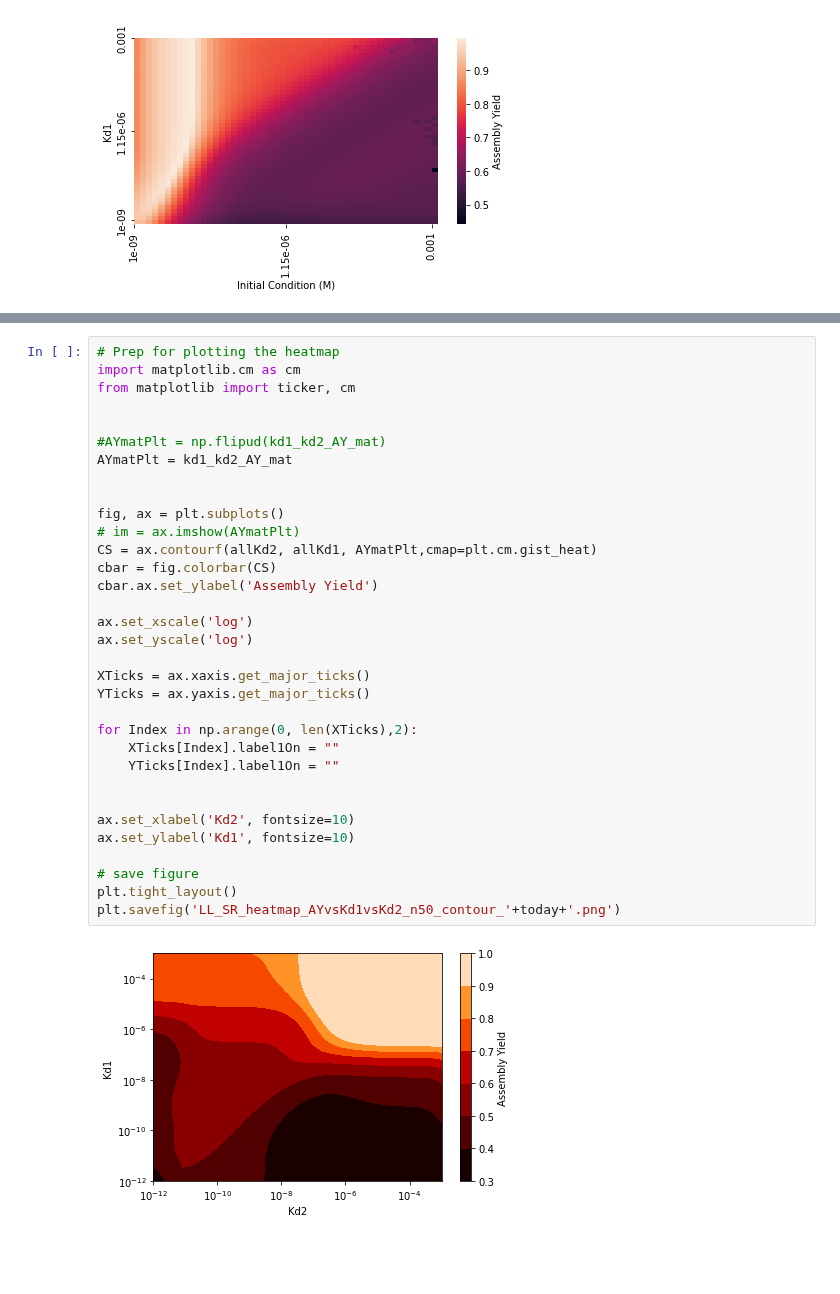
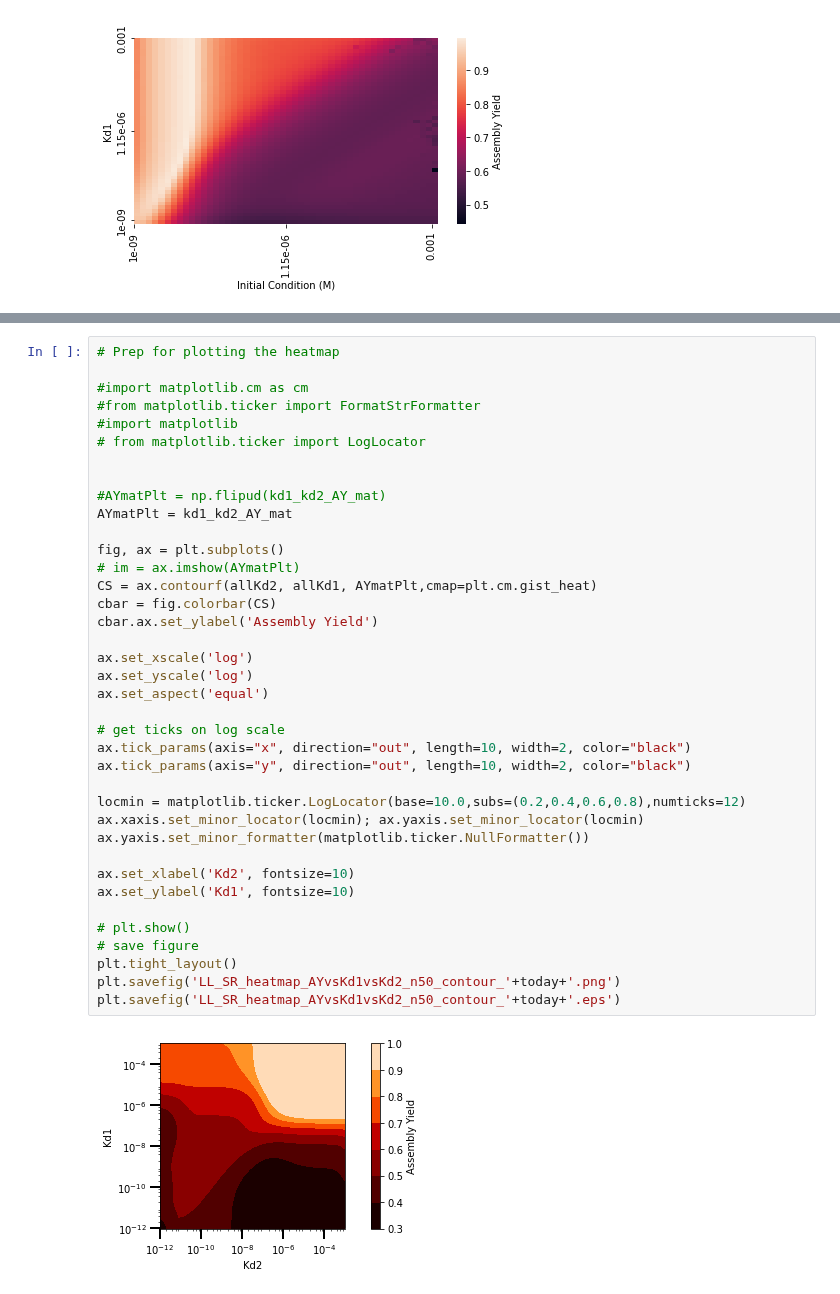
Before and after one commit to llagunes-324B21/Persephone_SR, a Jupyter notebook: April_2022/LL_SR_04_2022.ipynb, the cells around one changed output, grey strips where cells are left out. Cells and saved outputs as stored; diff of their text form; blank space fills up the shorter version.

Commit message:
plot kd1 vs kd2 heatmaps -LL

```diff
--- a/April_2022/LL_SR_04_2022.ipynb
+++ b/April_2022/LL_SR_04_2022.ipynb
@@ -700,35 +664,40 @@ plt.show()
 # %%
 # Prep for plotting the heatmap
-import matplotlib.cm as cm
-from matplotlib import ticker, cm
+
+#import matplotlib.cm as cm
+#from matplotlib.ticker import FormatStrFormatter
+#import matplotlib
+# from matplotlib.ticker import LogLocator
 
 
 #AYmatPlt = np.flipud(kd1_kd2_AY_mat)
 AYmatPlt = kd1_kd2_AY_mat
-
 
 fig, ax = plt.subplots()
 # im = ax.imshow(AYmatPlt)
 CS = ax.contourf(allKd2, allKd1, AYmatPlt,cmap=plt.cm.gist_heat)
 cbar = fig.colorbar(CS)
 cbar.ax.set_ylabel('Assembly Yield')
 
 ax.set_xscale('log')
 ax.set_yscale('log')
+ax.set_aspect('equal')
 
-XTicks = ax.xaxis.get_major_ticks()
-YTicks = ax.yaxis.get_major_ticks()
+# get ticks on log scale
+ax.tick_params(axis="x", direction="out", length=10, width=2, color="black")
+ax.tick_params(axis="y", direction="out", length=10, width=2, color="black")
 
-for Index in np.arange(0, len(XTicks),2):
-    XTicks[Index].label1On = ""
-    YTicks[Index].label1On = ""
-
+locmin = matplotlib.ticker.LogLocator(base=10.0,subs=(0.2,0.4,0.6,0.8),numticks=12)
+ax.xaxis.set_minor_locator(locmin); ax.yaxis.set_minor_locator(locmin)
+ax.yaxis.set_minor_formatter(matplotlib.ticker.NullFormatter())
 
 ax.set_xlabel('Kd2', fontsize=10)
 ax.set_ylabel('Kd1', fontsize=10)
 
+# plt.show()
 # save figure
 plt.tight_layout()
 plt.savefig('LL_SR_heatmap_AYvsKd1vsKd2_n50_contour_'+today+'.png')
+plt.savefig('LL_SR_heatmap_AYvsKd1vsKd2_n50_contour_'+today+'.eps')
 # %% [output]
-[figure, old version]
+[figure, new version]
```
Also changed, not shown: parts of 5 cells of this notebook.
